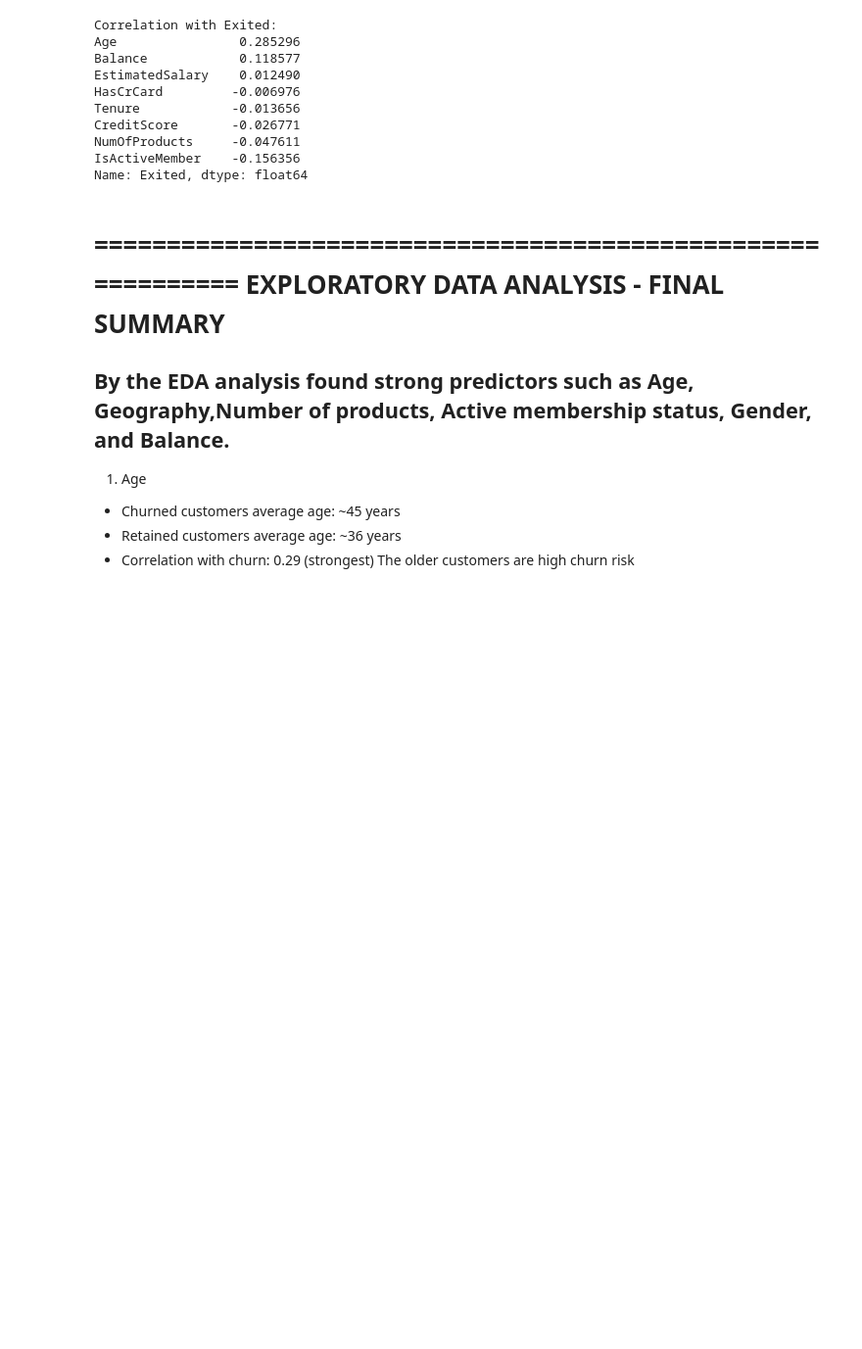
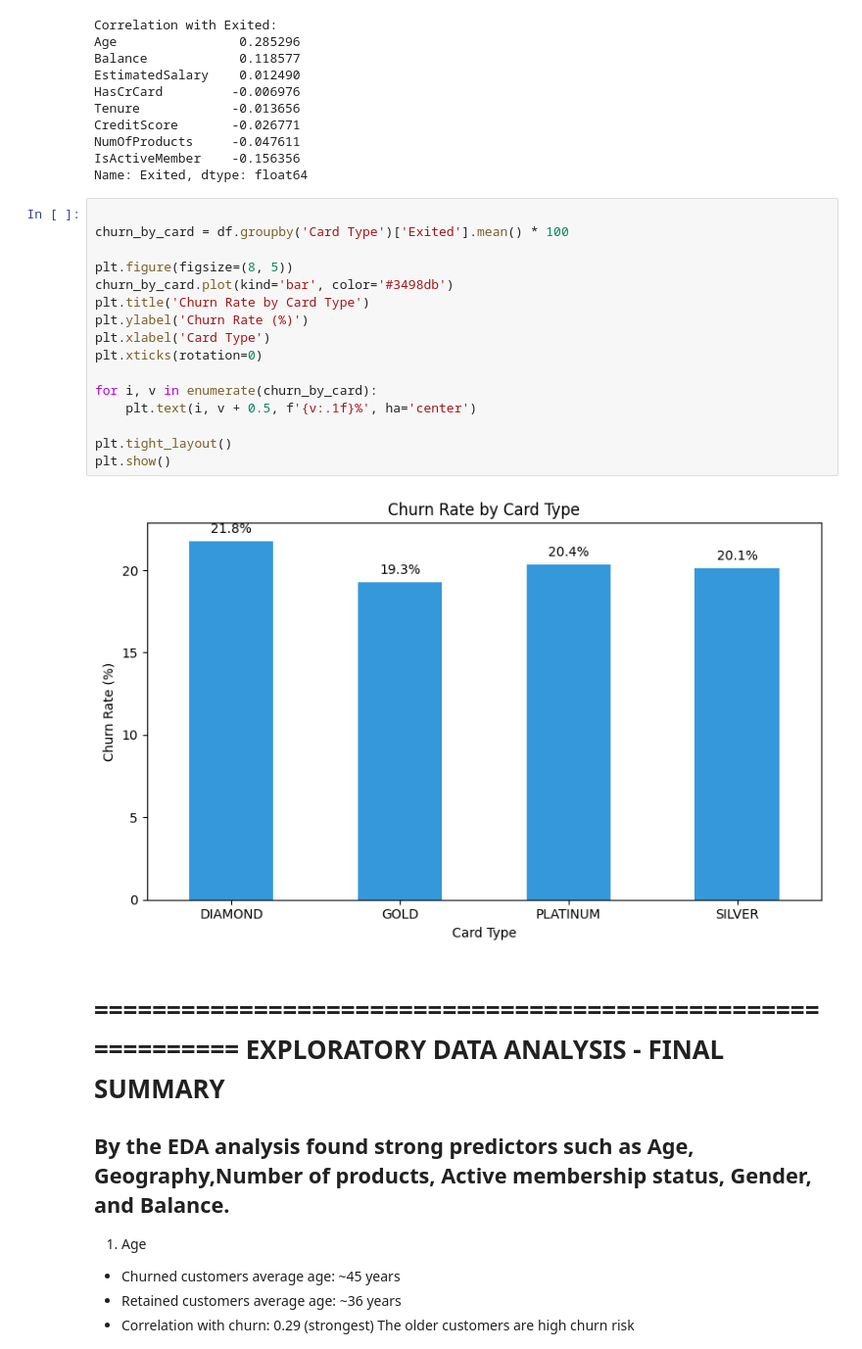
Before and after one commit to devikayd/bank-churn-project, a Jupyter notebook: notebooks/exploratory-data-analysis.ipynb, the cells around one changed output. Shown at 98% size. Saved outputs shown, nothing was run; the diff lists cells and outputs as text; blank space fills up the shorter version.

```diff
--- a/notebooks/exploratory-data-analysis.ipynb
+++ b/notebooks/exploratory-data-analysis.ipynb
@@ -362,6 +362,24 @@ CreditScore       -0.026771
 NumOfProducts     -0.047611
 IsActiveMember    -0.156356
 Name: Exited, dtype: float64
+# %%
+
+churn_by_card = df.groupby('Card Type')['Exited'].mean() * 100
+
+plt.figure(figsize=(8, 5))
+churn_by_card.plot(kind='bar', color='#3498db')
+plt.title('Churn Rate by Card Type')
+plt.ylabel('Churn Rate (%)')
+plt.xlabel('Card Type')
+plt.xticks(rotation=0)
+
+for i, v in enumerate(churn_by_card):
+    plt.text(i, v + 0.5, f'{v:.1f}%', ha='center')
+
+plt.tight_layout()
+plt.show()
+# %% [output]
+[figure, added]
 # %% [markdown]
 ============================================================
 EXPLORATORY DATA ANALYSIS - FINAL SUMMARY
```
Also changed, not shown: 1 other file.
